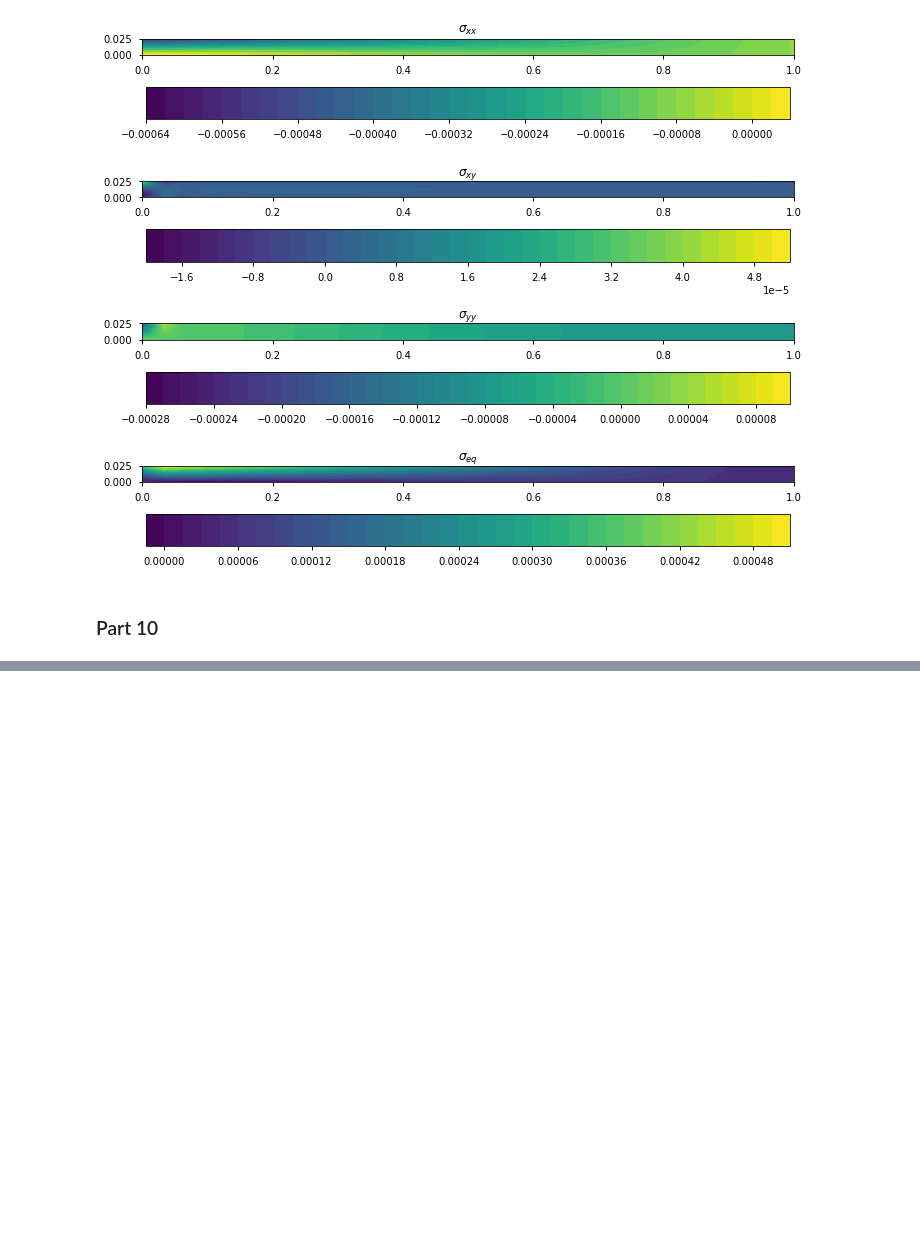
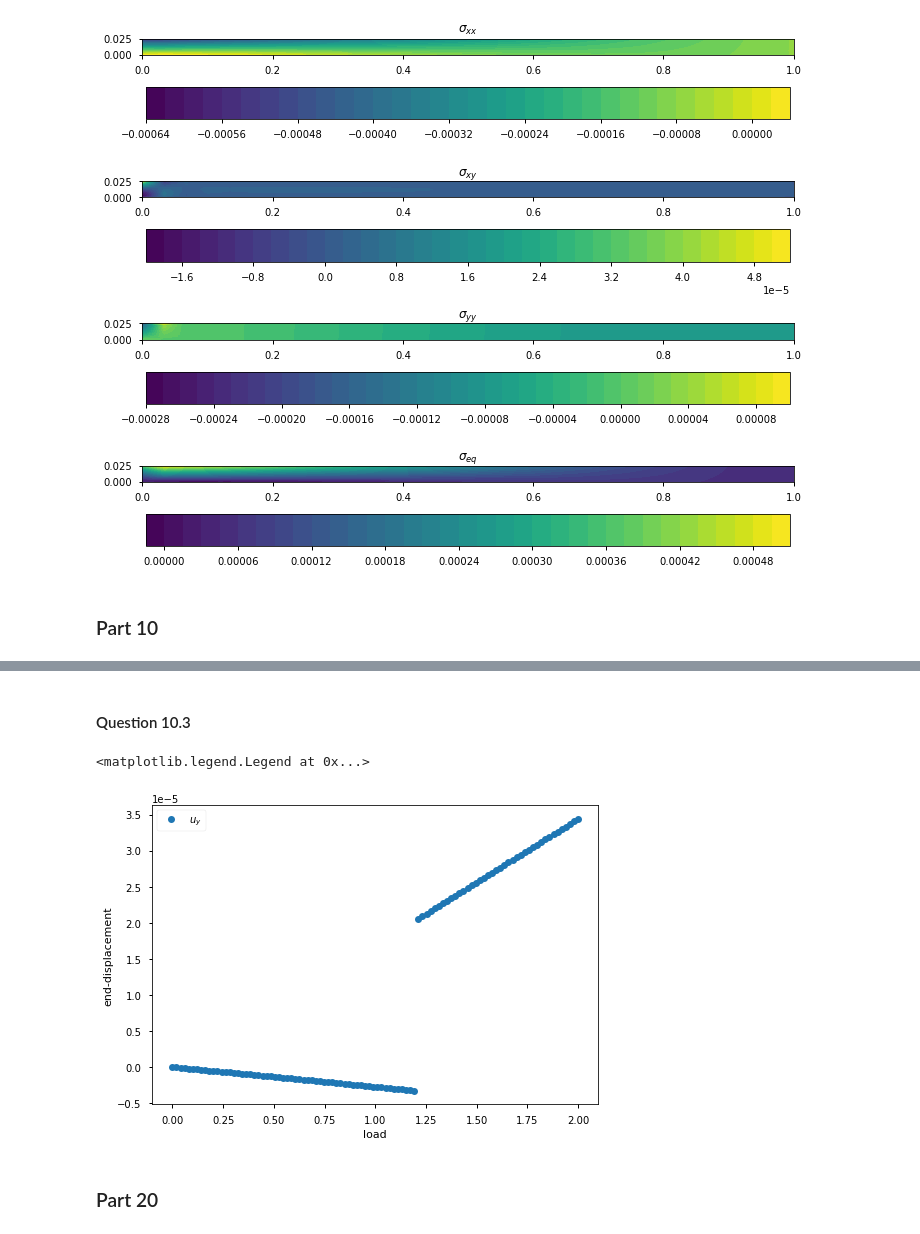
Before and after one commit to a-latyshev/Fenics_AMMS_2021, a Jupyter notebook: 04-Bifurcation/TP2.ipynb, the cells around one changed output, grey strips where cells are left out. Cells and saved outputs as stored; diff of their text form; code cells hidden in the pictures; blank space fills up the shorter version.

Commit message:
Added parts 10 and 20

```diff
--- a/04-Bifurcation/TP2.ipynb
+++ b/04-Bifurcation/TP2.ipynb
@@ -485,3 +531,22 @@ plt.tight_layout()
+# %% [markdown]
+#### Question 10.3
+# %%
+params['alpha'] = 0
+params['alpha_right'] = 0.001
+params['load_max'] = 2
+params['nsteps'] = 100
+params['Ly'] = 0.95
+loads, displ = hypsol.solve(params)
+
+plt.plot(loads, displ, "o", label=(r'$u_y$'))
+plt.xlabel("load")
+plt.ylabel("end-displacement")
+plt.legend()
+# %% [output]
+<matplotlib.legend.Legend at 0x...>
+[figure, added]
+# %% [markdown]
+### Part 20
 # %%
 Lx = 1 #[m]
 Y = 1100 #[Pa]
```
Also changed, not shown: parts of 12 cells of this notebook.
